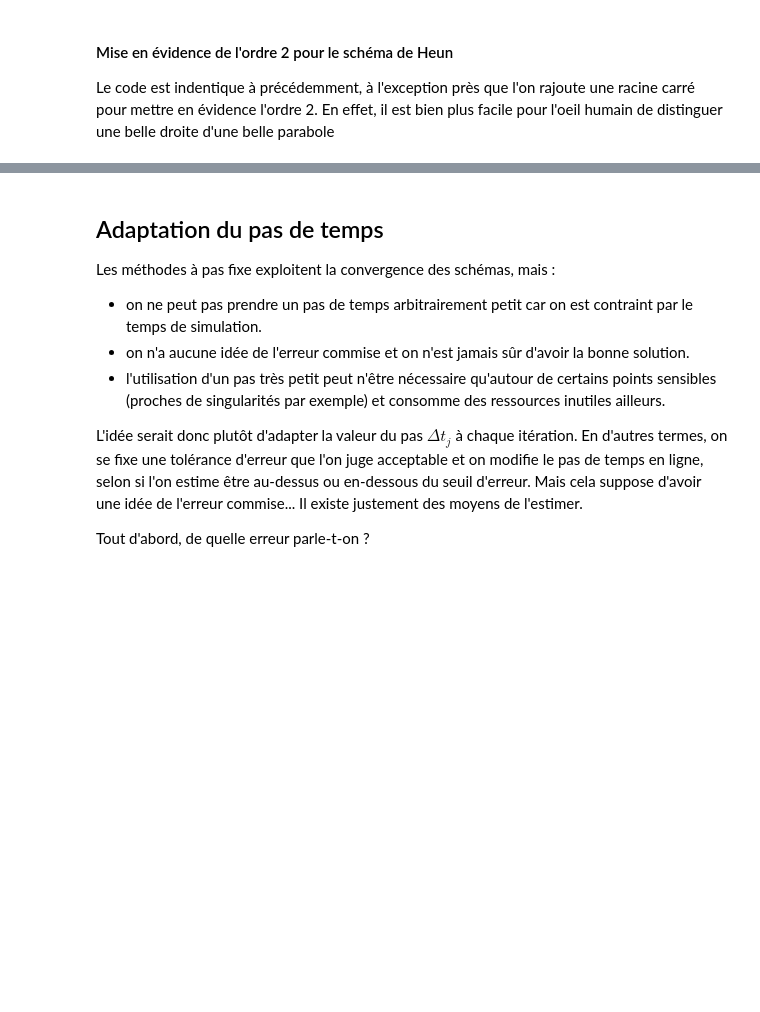
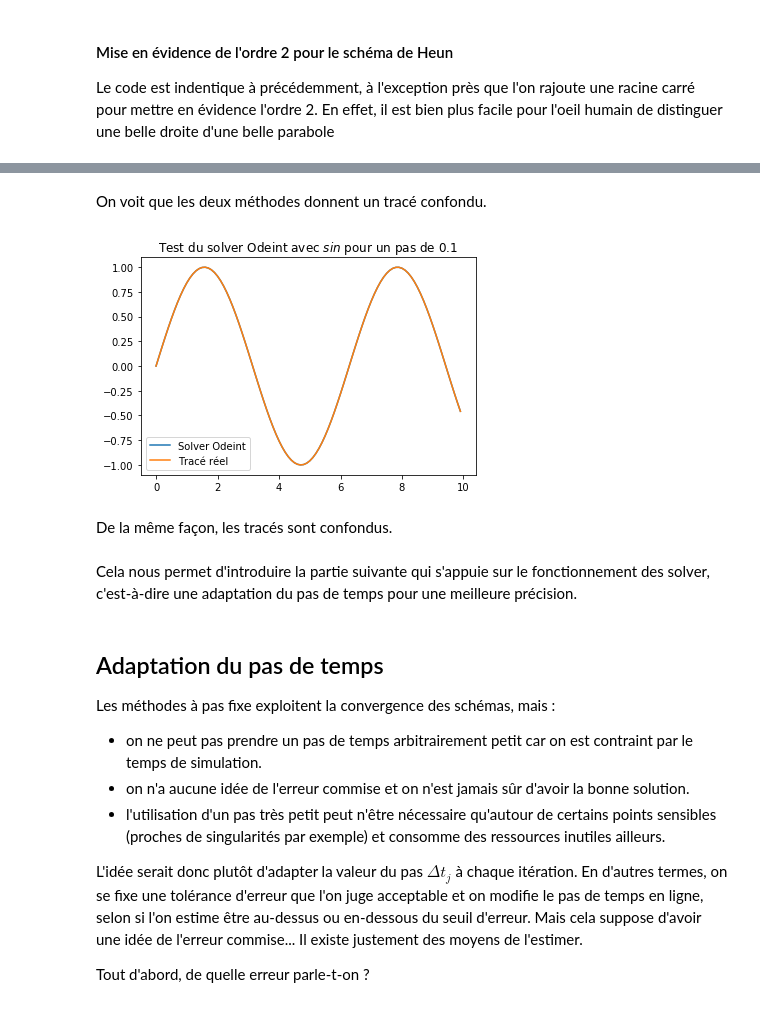
Before and after one commit to LauraGarda/Projet_ED2, a Jupyter notebook: Projet_ED2.ipynb, the cells around one changed output, grey strips where cells are left out. Saved outputs shown, nothing was run; the diff lists cells and outputs as text; code cells hidden in the pictures; blank space fills up the shorter version.

```diff
--- a/Projet_ED2.ipynb
+++ b/Projet_ED2.ipynb
@@ -151,3 +171,27 @@ plt.show()
+# %% [markdown]
+On voit que les deux méthodes donnent un tracé confondu.
+# %%
+# Sinus sur [0; 10]
+def F(Y, t):
+    x, xp = Y
+    return np.array([xp, - x])
+
+T = np.arange(0, 10, 0.1)
+X = odeint(F, [0, 1], T)
+x, xp = X[:, 0], X[ :, 1]
+X_theo = np.sin(T)
+plt.plot(T,x, label="Solver Odeint")
+plt.plot(T,X_theo, label="Tracé réel")
+plt.title("Test du solver Odeint avec $sin$ pour un pas de 0.1")
+plt.legend()
+plt.show()
+# %% [output]
+[figure, added]
+# %% [markdown]
+De la même façon, les tracés sont confondus.
+# %% [markdown]
+Cela nous permet d'introduire la partie suivante qui s'appuie sur le fonctionnement des solver,
+c'est-à-dire une adaptation du pas de temps pour une meilleure précision.
 # %% [markdown]
 ## Adaptation du pas de temps
 
```
Also changed, not shown: parts of 8 cells of this notebook.
